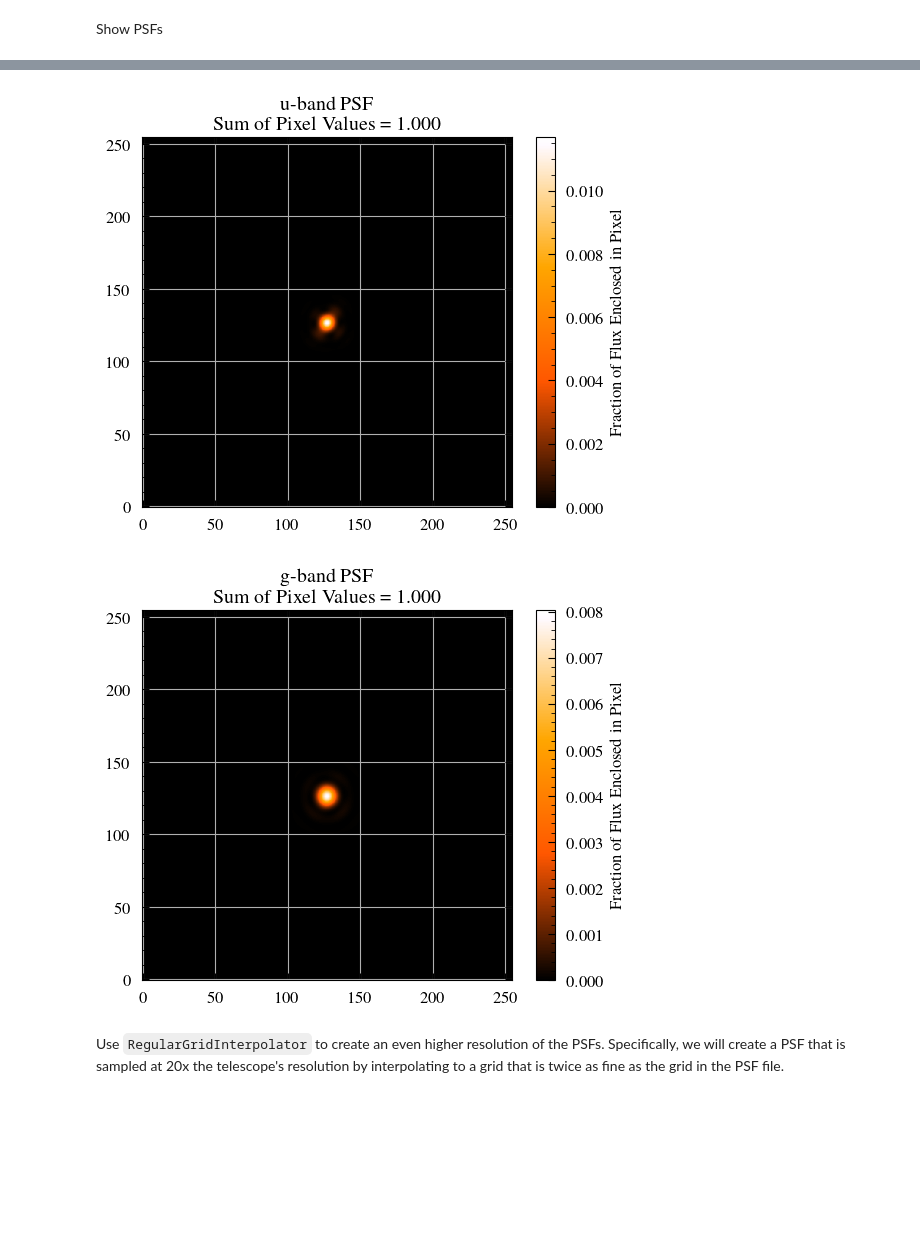
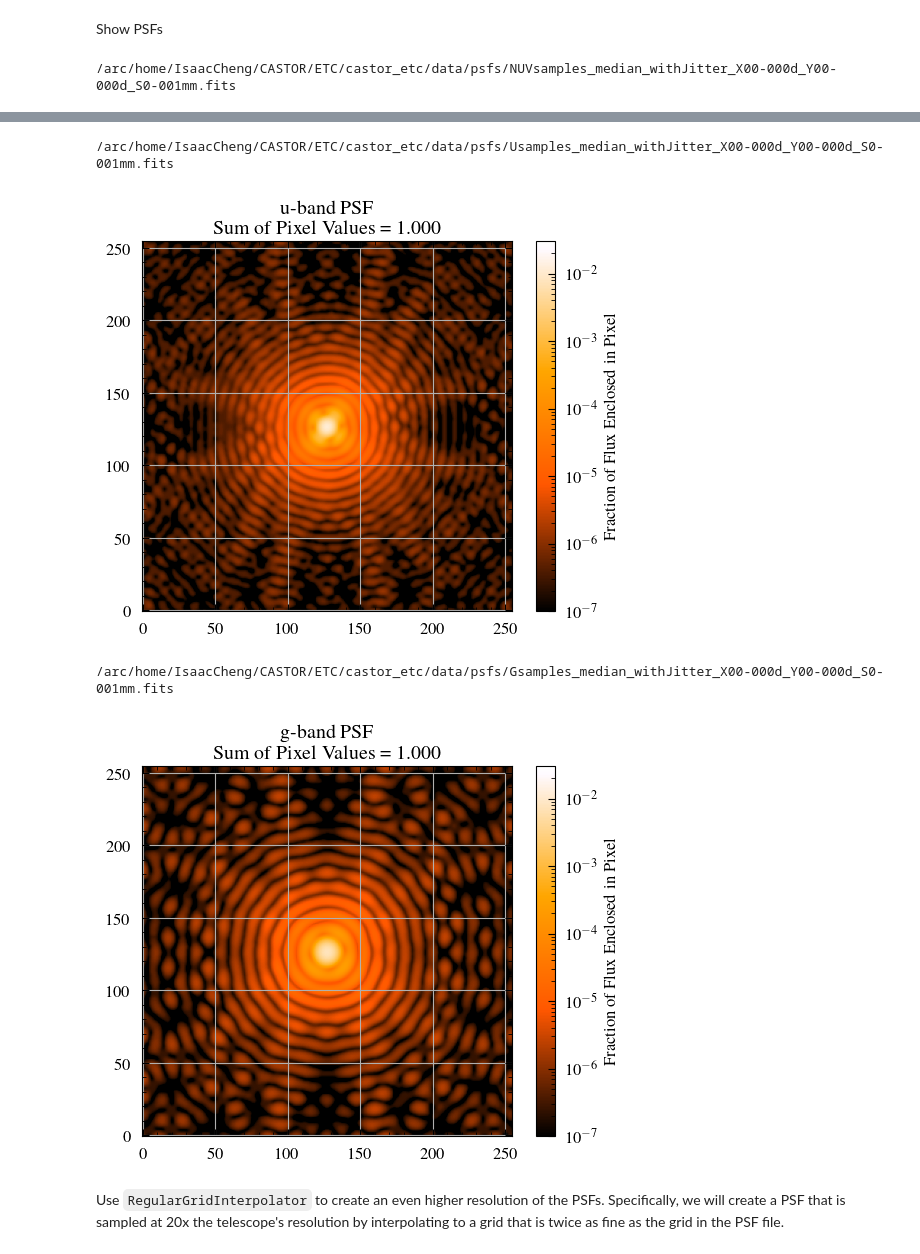
Before and after one commit to CASTOR-telescope/ETC_notebooks, a Jupyter notebook: make_oversampled_psfs.ipynb, the cells around one changed output, grey strips where cells are left out. Cells and saved outputs as stored; diff of their text form; code cells hidden in the pictures; blank space fills up the shorter version.

```diff
--- a/make_oversampled_psfs.ipynb
+++ b/make_oversampled_psfs.ipynb
@@ -20,7 +20,7 @@ from castor_etc.telescope import Telescope
 
 # Make our own matplotlib colormap to mimic the "heat" map in DS9, because we're extra
 # Based on: <https://gist.github.com/adonath/c9a97d2f2d964ae7b9eb>
-from matplotlib.colors import LinearSegmentedColormap
+from matplotlib.colors import LinearSegmentedColormap, LogNorm
 
 ds9heat = {
     "red": lambda v: np.interp(v, [0, 0.34, 1], [0, 1, 1]),
@@ -28,6 +28,7 @@ ds9heat = {
     "blue": lambda v: np.interp(v, [0, 0.65, 0.98, 1], [0, 0, 1, 1]),
 }
 ds9heat_cmap = LinearSegmentedColormap("ds9heat", ds9heat)
+ds9heat_cmap.set_bad("k")  # set NaNs and infs to black
 # %% [markdown]
 Look at the HDU list in the FITS files prepared by Dr. Madeline Marshall.
 
@@ -91,13 +92,15 @@ COMMENT   and Astrophysics', volume 376, page 359; bibcode: 2001A&A...376..359H
 Show PSFs
 # %%
 for psf_file, passband in zip(psf_files, psf_passbands):
+    print(psf_file)
     psf = fits.getdata(psf_file)
     fig, ax = plt.subplots()
     img = ax.imshow(
-        psf, origin="lower", cmap=ds9heat_cmap
+        psf, origin="lower", cmap=ds9heat_cmap, norm=LogNorm(vmin=1e-7, vmax=0.03)
     )  # no need to transpose. Same result as DS9
     cbar = fig.colorbar(img)
     cbar.set_label("Fraction of Flux Enclosed in Pixel")
     ax.set_title(f"{passband}-band PSF\nSum of Pixel Values = {np.sum(psf):.3f}")
     plt.show()
 # %% [output]
+/arc/home/IsaacCheng/CASTOR/ETC/castor_etc/data/psfs/NUVsamples_median_withJitter_X00-000d_Y00-000d_S0-001mm.fits
@@ -105,5 +108,7 @@ for psf_file, passband in zip(psf_files, psf_passbands):
+/arc/home/IsaacCheng/CASTOR/ETC/castor_etc/data/psfs/Usamples_median_withJitter_X00-000d_Y00-000d_S0-001mm.fits
-[figure, old version]
+[figure, new version]
+/arc/home/IsaacCheng/CASTOR/ETC/castor_etc/data/psfs/Gsamples_median_withJitter_X00-000d_Y00-000d_S0-001mm.fits
-[figure, old version]
+[figure, new version]
 # %% [markdown]
 Use `RegularGridInterpolator` to create an even higher resolution of the PSFs.
 Specifically, we will create a PSF that is sampled at 20x the telescope's resolution by
```
Also changed, not shown: parts of 4 cells of this notebook.
